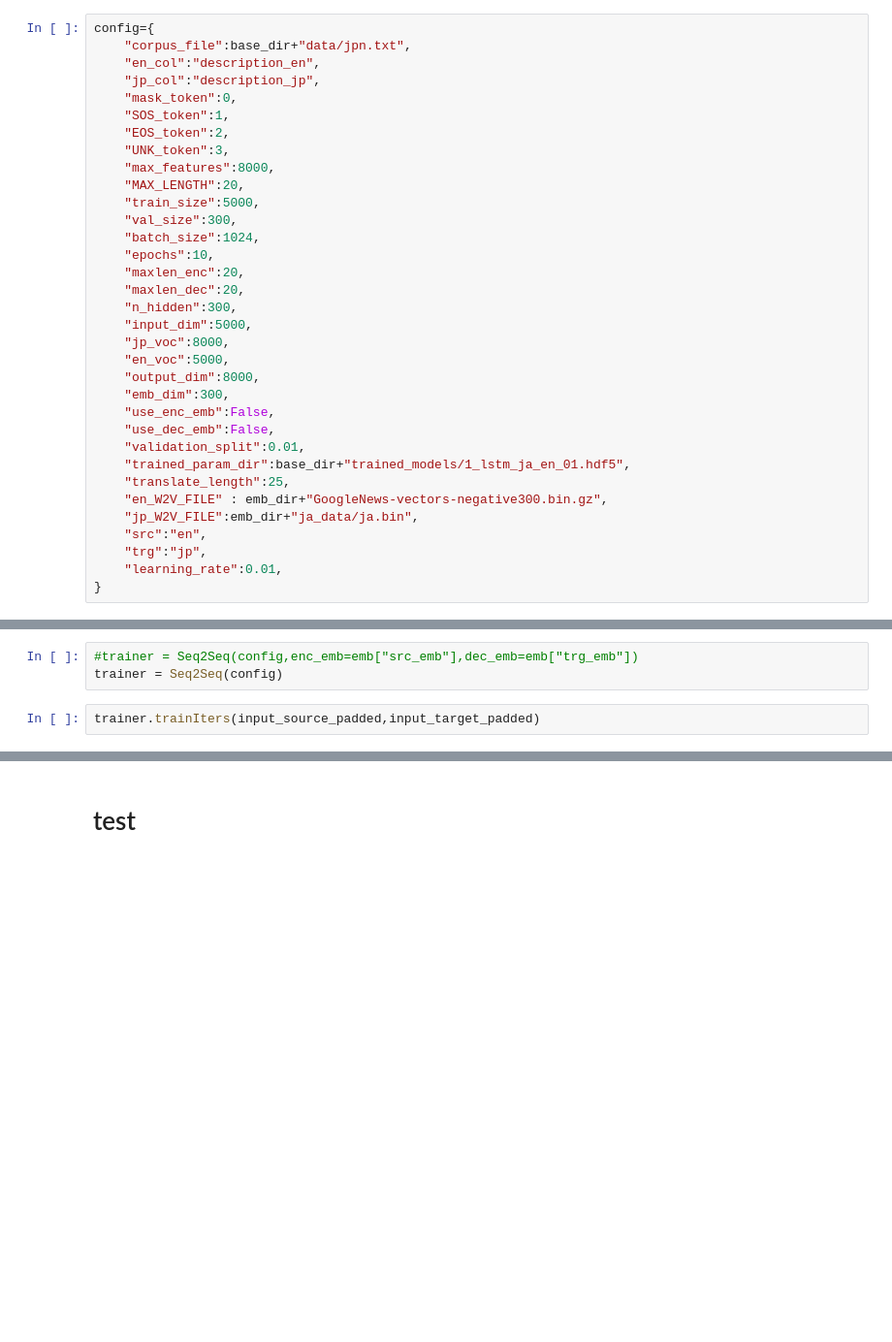
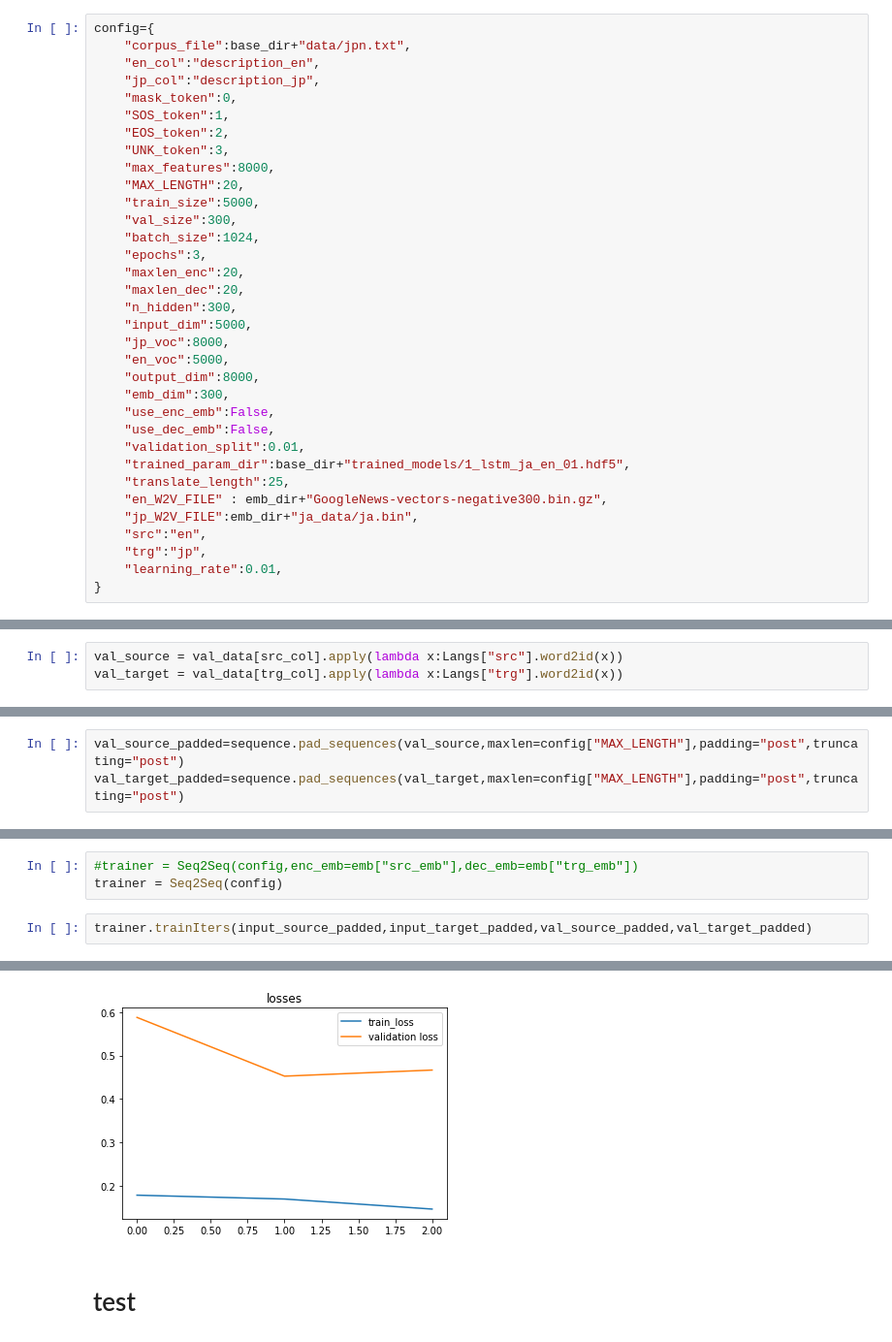
Before and after one commit to Ueeek/JP_EN_Transalation, a Jupyter notebook: notebooks/attention_enc_dec.ipynb, the cells around one changed output, grey strips where cells are left out. Shown at 97% size. Saved outputs shown, nothing was run; the diff lists cells and outputs as text; blank space fills up the shorter version.

```diff
--- a/notebooks/attention_enc_dec.ipynb
+++ b/notebooks/attention_enc_dec.ipynb
@@ -46,7 +46,7 @@ config={
     "train_size":5000,
     "val_size":300,
     "batch_size":1024,
-    "epochs":10,
+    "epochs":3,
     "maxlen_enc":20,
     "maxlen_dec":20,
     "n_hidden":300,
@@ -103,9 +103,15 @@ input_en = data[src_col]
 # %%
 input_source_lang=data[src_col].apply(lambda x:Langs["src"].word2id(x))
 input_target_lang=data[trg_col].apply(lambda x:Langs["trg"].word2id(x))
+# %%
+val_source = val_data[src_col].apply(lambda x:Langs["src"].word2id(x))
+val_target = val_data[trg_col].apply(lambda x:Langs["trg"].word2id(x))
 # %%
 input_source_padded=sequence.pad_sequences(input_source_lang,maxlen=config["MAX_LENGTH"],padding="post",truncating="post")
 input_target_padded=sequence.pad_sequences(input_target_lang,maxlen=config["MAX_LENGTH"],padding="post",truncating="post")
+# %%
+val_source_padded=sequence.pad_sequences(val_source,maxlen=config["MAX_LENGTH"],padding="post",truncating="post")
+val_target_padded=sequence.pad_sequences(val_target,maxlen=config["MAX_LENGTH"],padding="post",truncating="post")
 # %%
 input_source_padded[10]
 # %% [output]
@@ -139,5 +145,5 @@ cpu
 #trainer = Seq2Seq(config,enc_emb=emb["src_emb"],dec_emb=emb["trg_emb"])
 trainer = Seq2Seq(config)
 # %%
-trainer.trainIters(input_source_padded,input_target_padded)
+trainer.trainIters(input_source_padded,input_target_padded,val_source_padded,val_target_padded)
 # %% [output]
@@ -162,3 +160,4 @@ Epoch 6/10
+[figure, added]
 # %% [markdown]
 # test
 # %%
```
Also changed, not shown: parts of 6 cells of this notebook, 1 other file.
